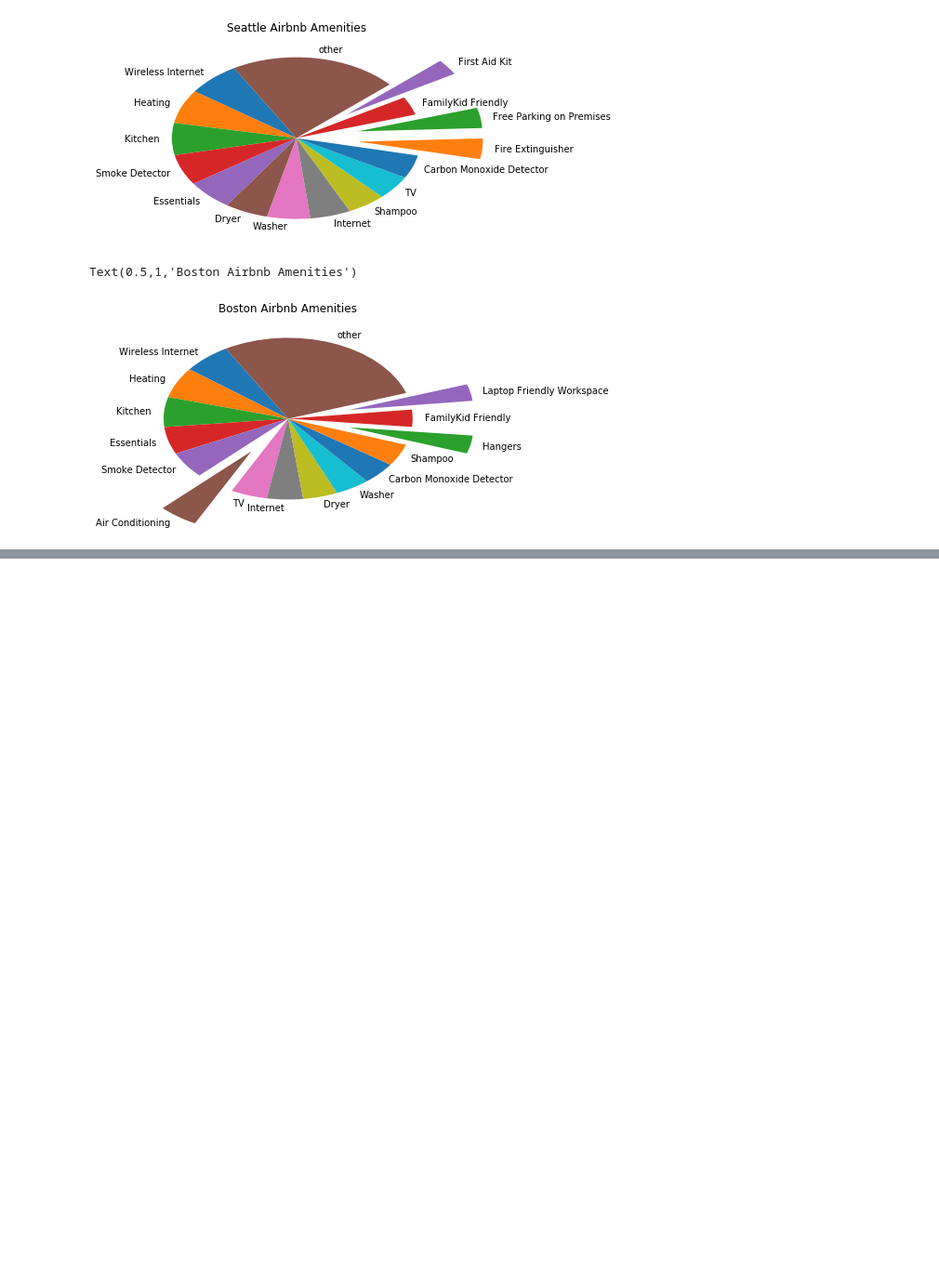
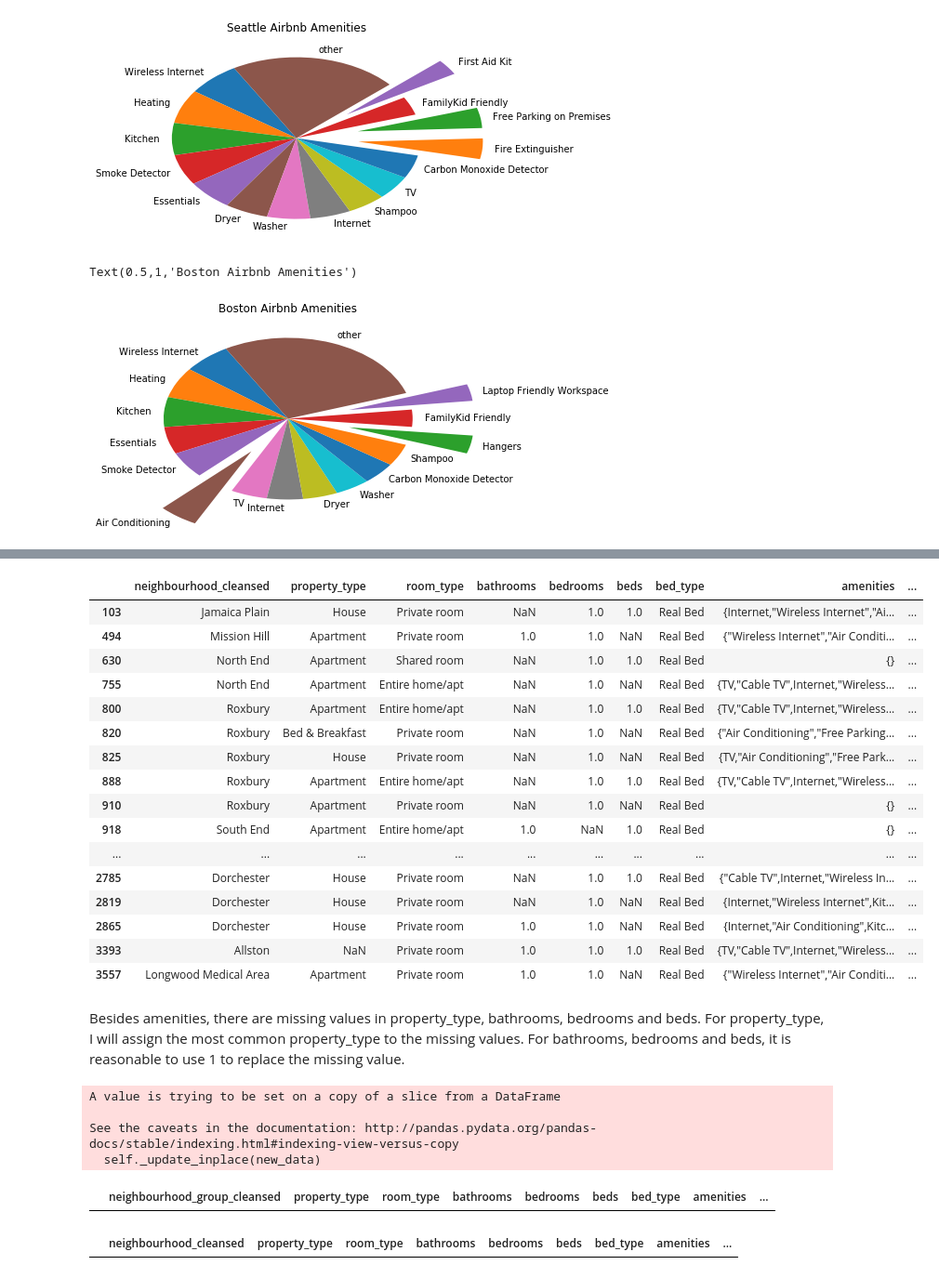
Before and after one commit to hcxie/DS-project-seattle-boston-Airbnb-customer-review-data-anaylsis, a Jupyter notebook: draft2.ipynb, the cells around one changed output, grey strips where cells are left out. Shown at 93% size. Saved outputs shown, nothing was run; the diff lists cells and outputs as text; code cells hidden in the pictures; blank space fills up the shorter version.

```diff
--- a/draft2.ipynb
+++ b/draft2.ipynb
@@ -589,0 +597,2 @@ False
+# %%
+boston_feature_of_interest=["neighbourhood_cleansed","property_type","room_type","bathrooms","bedrooms","beds","bed_type","amenities","cancellation_policy","price"]
@@ -589,0 +610,3 @@ False
+# %%
+boston_feature=boston_listings[boston_feature_of_interest]
+boston_feature.head()
@@ -589,0 +640,22 @@ False
+# %%
+boston_feature[boston_feature.isnull().mean(axis=1)>0]
+# %% [output]
+|  | neighbourhood_cleansed | property_type | room_type | bathrooms | bedrooms | beds | bed_type | amenities | ... |
+| 103 | Jamaica Plain | House | Private room | NaN | 1.0 | 1.0 | Real Bed | {Internet,"Wireless Internet","Ai... | ... |
+| 494 | Mission Hill | Apartment | Private room | 1.0 | 1.0 | NaN | Real Bed | {"Wireless Internet","Air Conditi... | ... |
+| 630 | North End | Apartment | Shared room | NaN | 1.0 | 1.0 | Real Bed | {} | ... |
+| 755 | North End | Apartment | Entire home/apt | NaN | 1.0 | NaN | Real Bed | {TV,"Cable TV",Internet,"Wireless... | ... |
+| 800 | Roxbury | Apartment | Entire home/apt | NaN | 1.0 | 1.0 | Real Bed | {TV,"Cable TV",Internet,"Wireless... | ... |
+| 820 | Roxbury | Bed & Breakfast | Private room | NaN | 1.0 | NaN | Real Bed | {"Air Conditioning","Free Parking... | ... |
+| 825 | Roxbury | House | Private room | NaN | 1.0 | NaN | Real Bed | {TV,"Air Conditioning","Free Park... | ... |
+| 888 | Roxbury | Apartment | Entire home/apt | NaN | 1.0 | 1.0 | Real Bed | {TV,"Cable TV",Internet,"Wireless... | ... |
+| 910 | Roxbury | Apartment | Private room | NaN | 1.0 | NaN | Real Bed | {} | ... |
+| 918 | South End | Apartment | Entire home/apt | 1.0 | NaN | 1.0 | Real Bed | {} | ... |
+| ... | ... | ... | ... | ... | ... | ... | ... | ... | ... |
+| 2785 | Dorchester | House | Private room | NaN | 1.0 | 1.0 | Real Bed | {"Cable TV",Internet,"Wireless In... | ... |
+| 2819 | Dorchester | House | Private room | NaN | 1.0 | NaN | Real Bed | {Internet,"Wireless Internet",Kit... | ... |
+| 2865 | Dorchester | House | Private room | 1.0 | 1.0 | NaN | Real Bed | {Internet,"Air Conditioning",Kitc... | ... |
+| 3393 | Allston | NaN | Private room | 1.0 | 1.0 | 1.0 | Real Bed | {TV,"Cable TV",Internet,"Wireless... | ... |
+| 3557 | Longwood Medical Area | Apartment | Private room | 1.0 | 1.0 | NaN | Real Bed | {"Wireless Internet","Air Conditi... | ... |
+# %% [markdown]
+Besides amenities, there are missing values in property_type, bathrooms, bedrooms and beds. For property_type, I will assign the most common property_type to the missing values. For bathrooms, bedrooms and beds, it is reasonable to use 1 to replace the missing value.
@@ -589,0 +669,16 @@ False
+# %%
+seattle_feature_clean=clean_feature(seattle_feature)
+boston_feature_clean=clean_feature(boston_feature)
+# %% [output]
+A value is trying to be set on a copy of a slice from a DataFrame
+
+See the caveats in the documentation: http://pandas.pydata.org/pandas-docs/stable/indexing.html#indexing-view-versus-copy
+  self._update_inplace(new_data)
+# %%
+seattle_feature[seattle_feature.isnull().mean(axis=1)>0]
+# %% [output]
+|  | neighbourhood_group_cleansed | property_type | room_type | bathrooms | bedrooms | beds | bed_type | amenities | ... |
+# %%
+boston_feature[boston_feature.isnull().mean(axis=1)>0]
+# %% [output]
+|  | neighbourhood_cleansed | property_type | room_type | bathrooms | bedrooms | beds | bed_type | amenities | ... |
```
Also changed, not shown: parts of 84 cells of this notebook, 1 other file.
